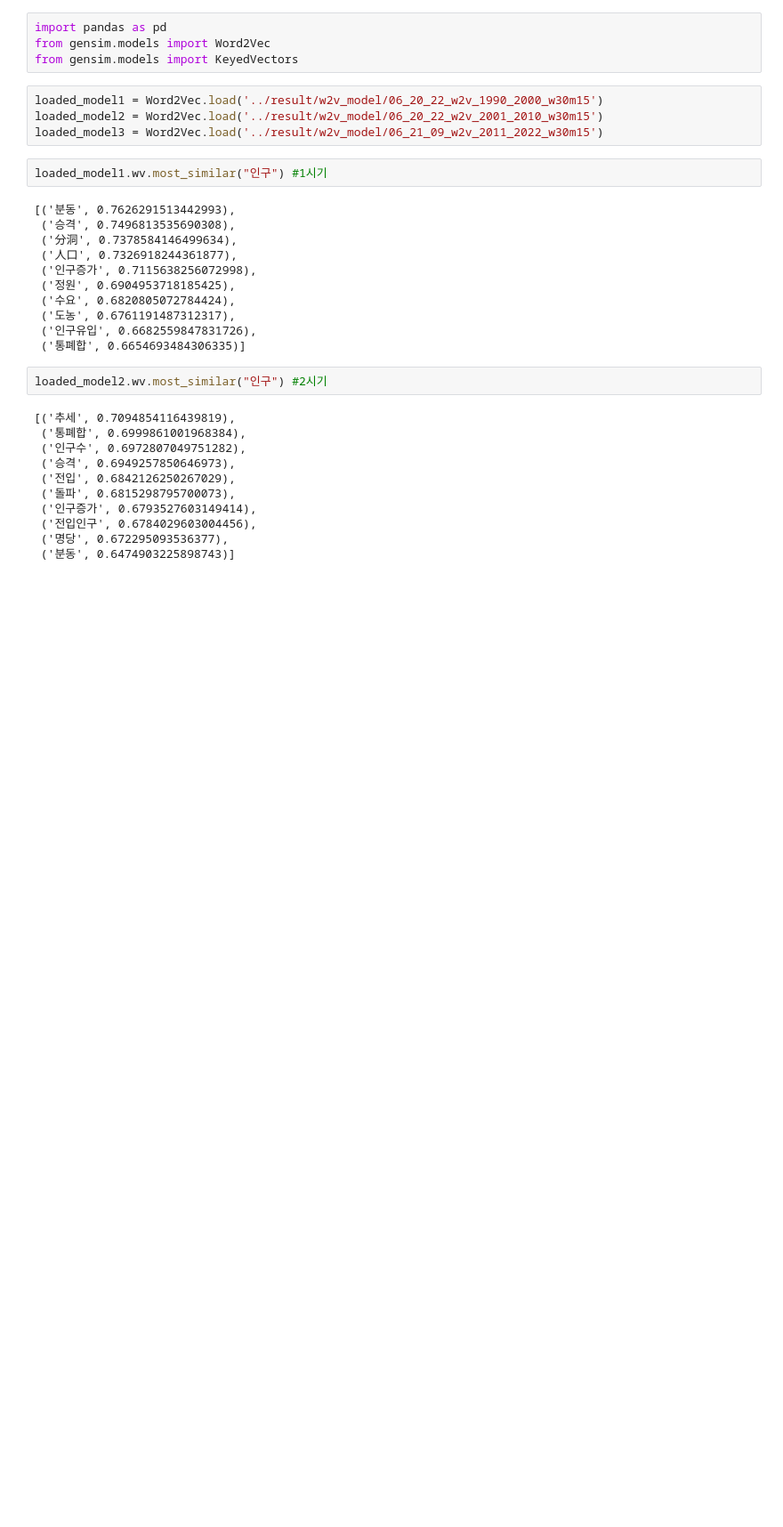
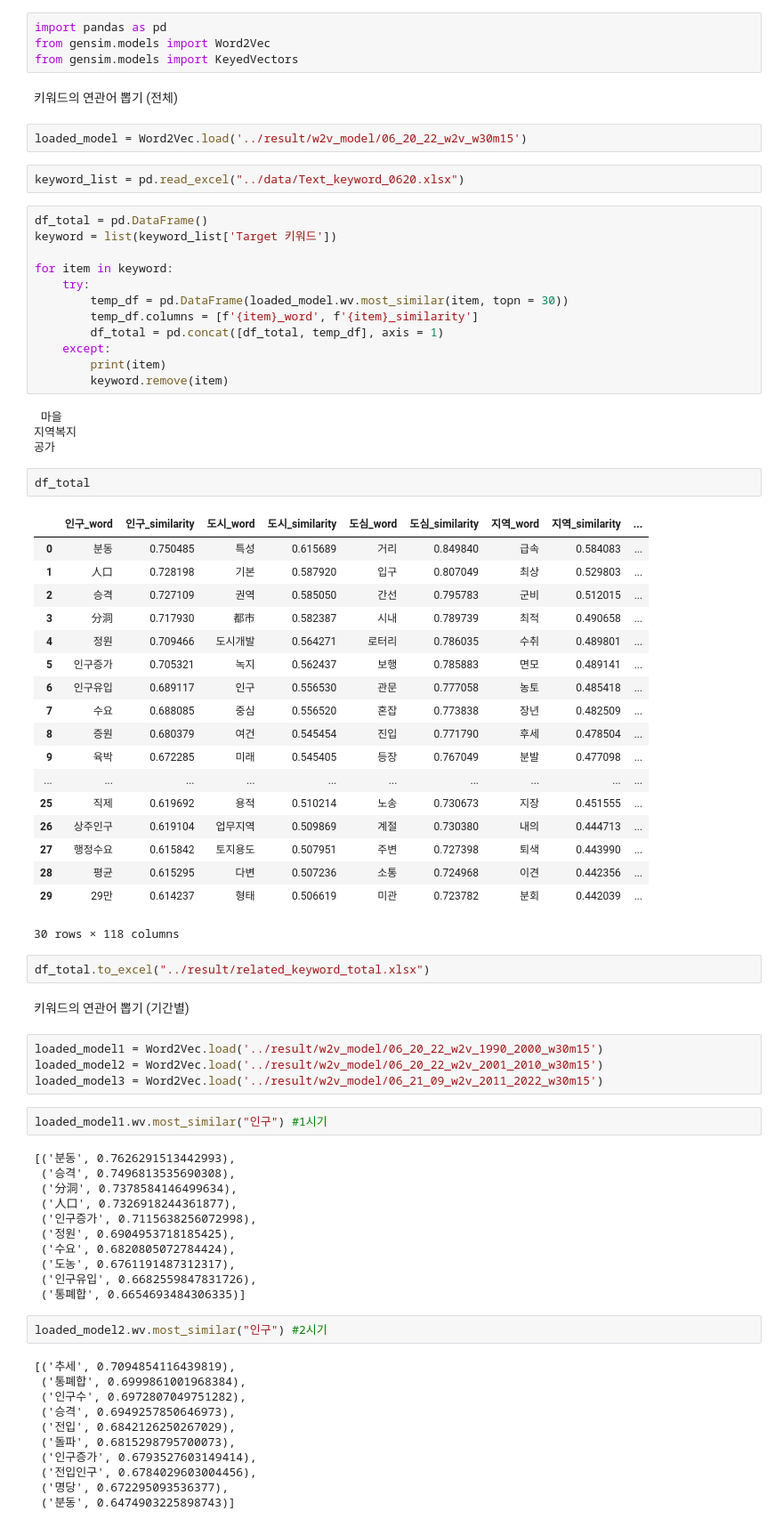
Before and after one commit to mglee815/UrbanTransformation, a Jupyter notebook: code/get_similar_keyword_by_w2v.ipynb, the cells around one changed output. Shown: that part at 89% size. Drawn from its saved outputs; the diff is of its cells as text; blank space fills up the shorter version.

```diff
--- a/code/get_similar_keyword_by_w2v.ipynb
+++ b/code/get_similar_keyword_by_w2v.ipynb
@@ -2,6 +2,53 @@
 import pandas as pd
 from gensim.models import Word2Vec
 from gensim.models import KeyedVectors
+# %% [markdown]
+키워드의 연관어 뽑기 (전체)
+# %%
+loaded_model = Word2Vec.load('../result/w2v_model/06_20_22_w2v_w30m15')
+# %%
+keyword_list = pd.read_excel("../data/Text_keyword_0620.xlsx")
+# %%
+df_total = pd.DataFrame()
+keyword = list(keyword_list['Target 키워드'])
+
+for item in keyword:
+    try:
+        temp_df = pd.DataFrame(loaded_model.wv.most_similar(item, topn = 30))
+        temp_df.columns = [f'{item}_word', f'{item}_similarity']
+        df_total = pd.concat([df_total, temp_df], axis = 1)
+    except:
+        print(item)
+        keyword.remove(item)
+# %% [output]
+ 마을
+지역복지
+공가
+# %%
+df_total
+# %% [output]
+|  | 인구_word | 인구_similarity | 도시_word | 도시_similarity | 도심_word | 도심_similarity | 지역_word | 지역_similarity | ... |
+| 0 | 분동 | 0.750485 | 특성 | 0.615689 | 거리 | 0.849840 | 급속 | 0.584083 | ... |
+| 1 | 人口 | 0.728198 | 기본 | 0.587920 | 입구 | 0.807049 | 최상 | 0.529803 | ... |
+| 2 | 승격 | 0.727109 | 권역 | 0.585050 | 간선 | 0.795783 | 군비 | 0.512015 | ... |
+| 3 | 分洞 | 0.717930 | 都市 | 0.582387 | 시내 | 0.789739 | 최적 | 0.490658 | ... |
+| 4 | 정원 | 0.709466 | 도시개발 | 0.564271 | 로터리 | 0.786035 | 수취 | 0.489801 | ... |
+| 5 | 인구증가 | 0.705321 | 녹지 | 0.562437 | 보행 | 0.785883 | 면모 | 0.489141 | ... |
+| 6 | 인구유입 | 0.689117 | 인구 | 0.556530 | 관문 | 0.777058 | 농토 | 0.485418 | ... |
+| 7 | 수요 | 0.688085 | 중심 | 0.556520 | 혼잡 | 0.773838 | 장년 | 0.482509 | ... |
+| 8 | 증원 | 0.680379 | 여건 | 0.545454 | 진입 | 0.771790 | 후세 | 0.478504 | ... |
+| 9 | 육박 | 0.672285 | 미래 | 0.545405 | 등장 | 0.767049 | 분발 | 0.477098 | ... |
+| ... | ... | ... | ... | ... | ... | ... | ... | ... | ... |
+| 25 | 직제 | 0.619692 | 용적 | 0.510214 | 노송 | 0.730673 | 지장 | 0.451555 | ... |
+| 26 | 상주인구 | 0.619104 | 업무지역 | 0.509869 | 계절 | 0.730380 | 내의 | 0.444713 | ... |
+| 27 | 행정수요 | 0.615842 | 토지용도 | 0.507951 | 주변 | 0.727398 | 퇴색 | 0.443990 | ... |
+| 28 | 평균 | 0.615295 | 다변 | 0.507236 | 소통 | 0.724968 | 이견 | 0.442356 | ... |
+| 29 | 29만 | 0.614237 | 형태 | 0.506619 | 미관 | 0.723782 | 분회 | 0.442039 | ... |
+30 rows × 118 columns
+# %%
+df_total.to_excel("../result/related_keyword_total.xlsx")
+# %% [markdown]
+키워드의 연관어 뽑기 (기간별)
 # %%
 loaded_model1 = Word2Vec.load('../result/w2v_model/06_20_22_w2v_1990_2000_w30m15')
 loaded_model2 = Word2Vec.load('../result/w2v_model/06_20_22_w2v_2001_2010_w30m15')
```
Also changed, not shown: parts of 6 cells of this notebook, 3 other files.
